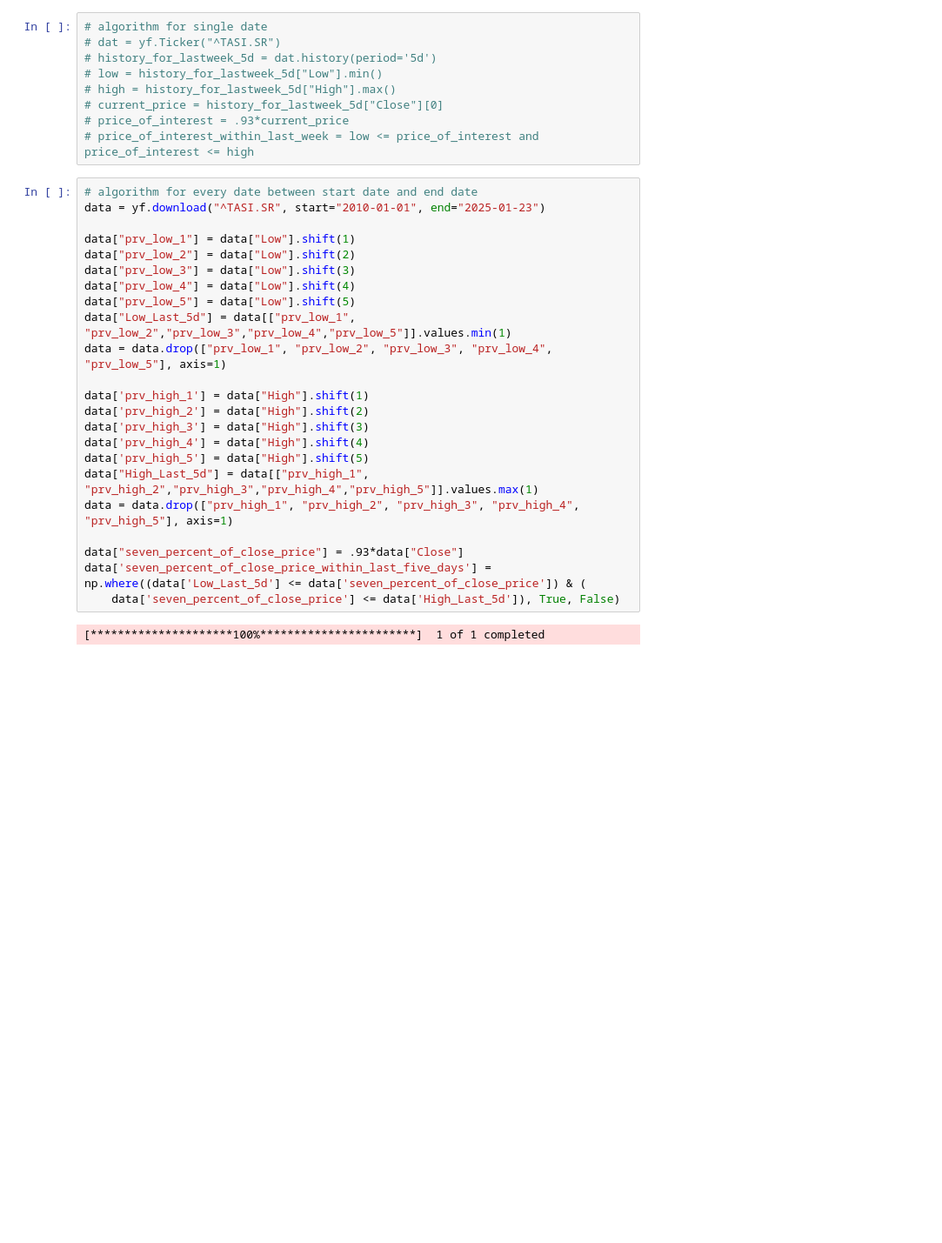
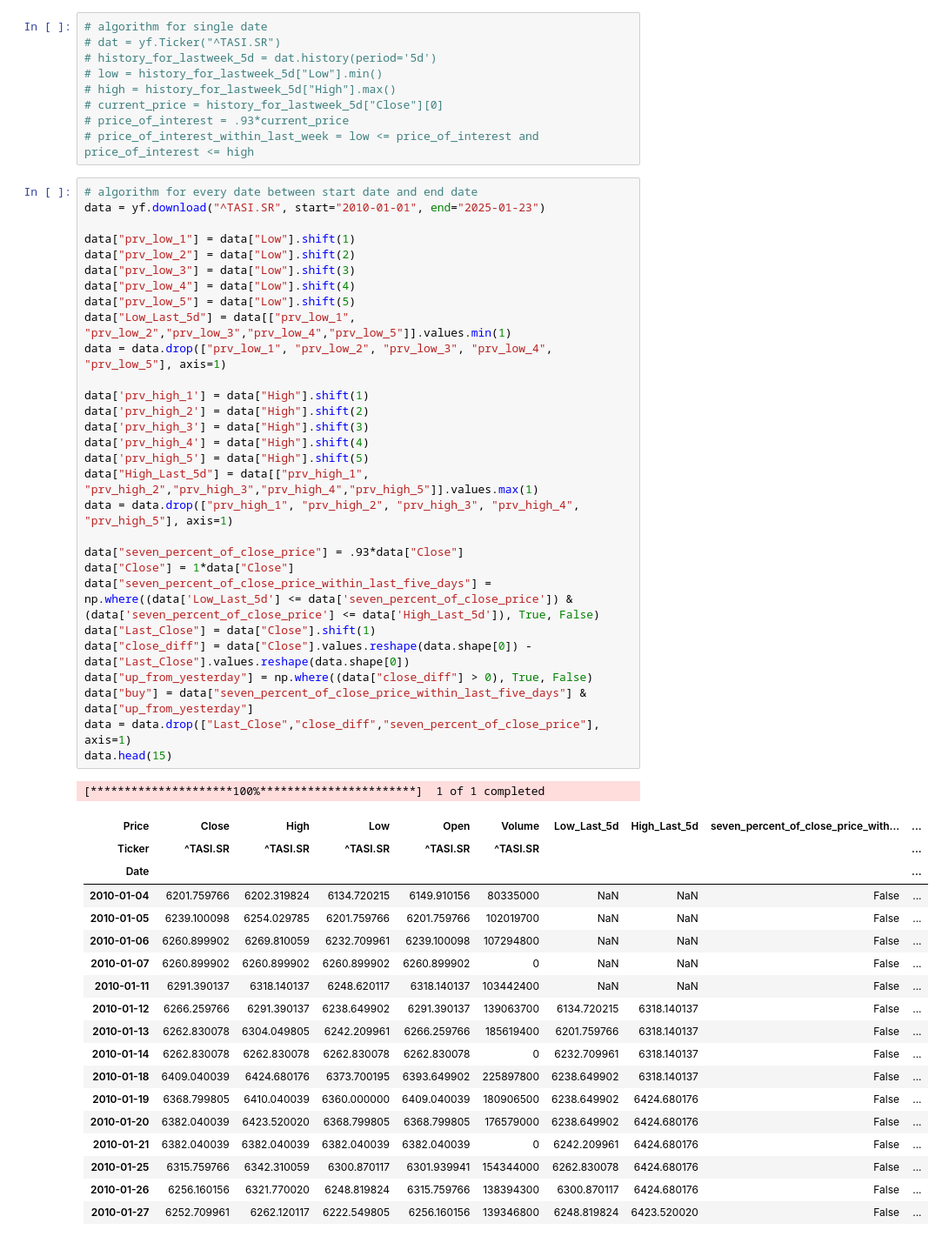
Before and after one commit to kamarulaw/saudi_backtests, a Jupyter notebook: 01_23_25.ipynb, the cells around one changed output. Shown: that part at 87% size. Cells and saved outputs as stored; diff of their text form; blank space fills up the shorter version.

```diff
--- a/01_23_25.ipynb
+++ b/01_23_25.ipynb
@@ -38,25 +38,49 @@ import yfinance as yf
 # %%
 # algorithm for every date between start date and end date
 data = yf.download("^TASI.SR", start="2010-01-01", end="2025-01-23")
 
 data["prv_low_1"] = data["Low"].shift(1)
 data["prv_low_2"] = data["Low"].shift(2)
 data["prv_low_3"] = data["Low"].shift(3)
 data["prv_low_4"] = data["Low"].shift(4)
 data["prv_low_5"] = data["Low"].shift(5)
 data["Low_Last_5d"] = data[["prv_low_1", "prv_low_2","prv_low_3","prv_low_4","prv_low_5"]].values.min(1)
 data = data.drop(["prv_low_1", "prv_low_2", "prv_low_3", "prv_low_4", "prv_low_5"], axis=1)
 
 data['prv_high_1'] = data["High"].shift(1)
 data['prv_high_2'] = data["High"].shift(2)
 data['prv_high_3'] = data["High"].shift(3)
 data['prv_high_4'] = data["High"].shift(4)
 data['prv_high_5'] = data["High"].shift(5)
 data["High_Last_5d"] = data[["prv_high_1", "prv_high_2","prv_high_3","prv_high_4","prv_high_5"]].values.max(1)
 data = data.drop(["prv_high_1", "prv_high_2", "prv_high_3", "prv_high_4", "prv_high_5"], axis=1)
 
 data["seven_percent_of_close_price"] = .93*data["Close"]
-data['seven_percent_of_close_price_within_last_five_days'] = np.where((data['Low_Last_5d'] <= data['seven_percent_of_close_price']) & (
-    data['seven_percent_of_close_price'] <= data['High_Last_5d']), True, False)
+data["Close"] = 1*data["Close"]
+data["seven_percent_of_close_price_within_last_five_days"] = np.where((data['Low_Last_5d'] <= data['seven_percent_of_close_price']) & (data['seven_percent_of_close_price'] <= data['High_Last_5d']), True, False)
+data["Last_Close"] = data["Close"].shift(1)
+data["close_diff"] = data["Close"].values.reshape(data.shape[0]) - data["Last_Close"].values.reshape(data.shape[0])
+data["up_from_yesterday"] = np.where((data["close_diff"] > 0), True, False)
+data["buy"] = data["seven_percent_of_close_price_within_last_five_days"] & data["up_from_yesterday"]
+data = data.drop(["Last_Close","close_diff","seven_percent_of_close_price"], axis=1)
+data.head(15)
 # %% [output]
 [*********************100%***********************]  1 of 1 completed
+| Price | Close | High | Low | Open | Volume | Low_Last_5d | High_Last_5d | seven_percent_of_close_price_with... | ... |
+| Ticker | ^TASI.SR | ^TASI.SR | ^TASI.SR | ^TASI.SR | ^TASI.SR |  |  |  | ... |
+| Date |  |  |  |  |  |  |  |  | ... |
+| 2010-01-04 | 6201.759766 | 6202.319824 | 6134.720215 | 6149.910156 | 80335000 | NaN | NaN | False | ... |
+| 2010-01-05 | 6239.100098 | 6254.029785 | 6201.759766 | 6201.759766 | 102019700 | NaN | NaN | False | ... |
+| 2010-01-06 | 6260.899902 | 6269.810059 | 6232.709961 | 6239.100098 | 107294800 | NaN | NaN | False | ... |
+| 2010-01-07 | 6260.899902 | 6260.899902 | 6260.899902 | 6260.899902 | 0 | NaN | NaN | False | ... |
+| 2010-01-11 | 6291.390137 | 6318.140137 | 6248.620117 | 6318.140137 | 103442400 | NaN | NaN | False | ... |
+| 2010-01-12 | 6266.259766 | 6291.390137 | 6238.649902 | 6291.390137 | 139063700 | 6134.720215 | 6318.140137 | False | ... |
+| 2010-01-13 | 6262.830078 | 6304.049805 | 6242.209961 | 6266.259766 | 185619400 | 6201.759766 | 6318.140137 | False | ... |
+| 2010-01-14 | 6262.830078 | 6262.830078 | 6262.830078 | 6262.830078 | 0 | 6232.709961 | 6318.140137 | False | ... |
+| 2010-01-18 | 6409.040039 | 6424.680176 | 6373.700195 | 6393.649902 | 225897800 | 6238.649902 | 6318.140137 | False | ... |
+| 2010-01-19 | 6368.799805 | 6410.040039 | 6360.000000 | 6409.040039 | 180906500 | 6238.649902 | 6424.680176 | False | ... |
+| 2010-01-20 | 6382.040039 | 6423.520020 | 6368.799805 | 6368.799805 | 176579000 | 6238.649902 | 6424.680176 | False | ... |
+| 2010-01-21 | 6382.040039 | 6382.040039 | 6382.040039 | 6382.040039 | 0 | 6242.209961 | 6424.680176 | False | ... |
+| 2010-01-25 | 6315.759766 | 6342.310059 | 6300.870117 | 6301.939941 | 154344000 | 6262.830078 | 6424.680176 | False | ... |
+| 2010-01-26 | 6256.160156 | 6321.770020 | 6248.819824 | 6315.759766 | 138394300 | 6300.870117 | 6424.680176 | False | ... |
+| 2010-01-27 | 6252.709961 | 6262.120117 | 6222.549805 | 6256.160156 | 139346800 | 6248.819824 | 6423.520020 | False | ... |
```
Also changed, not shown: parts of 11 cells of this notebook.
